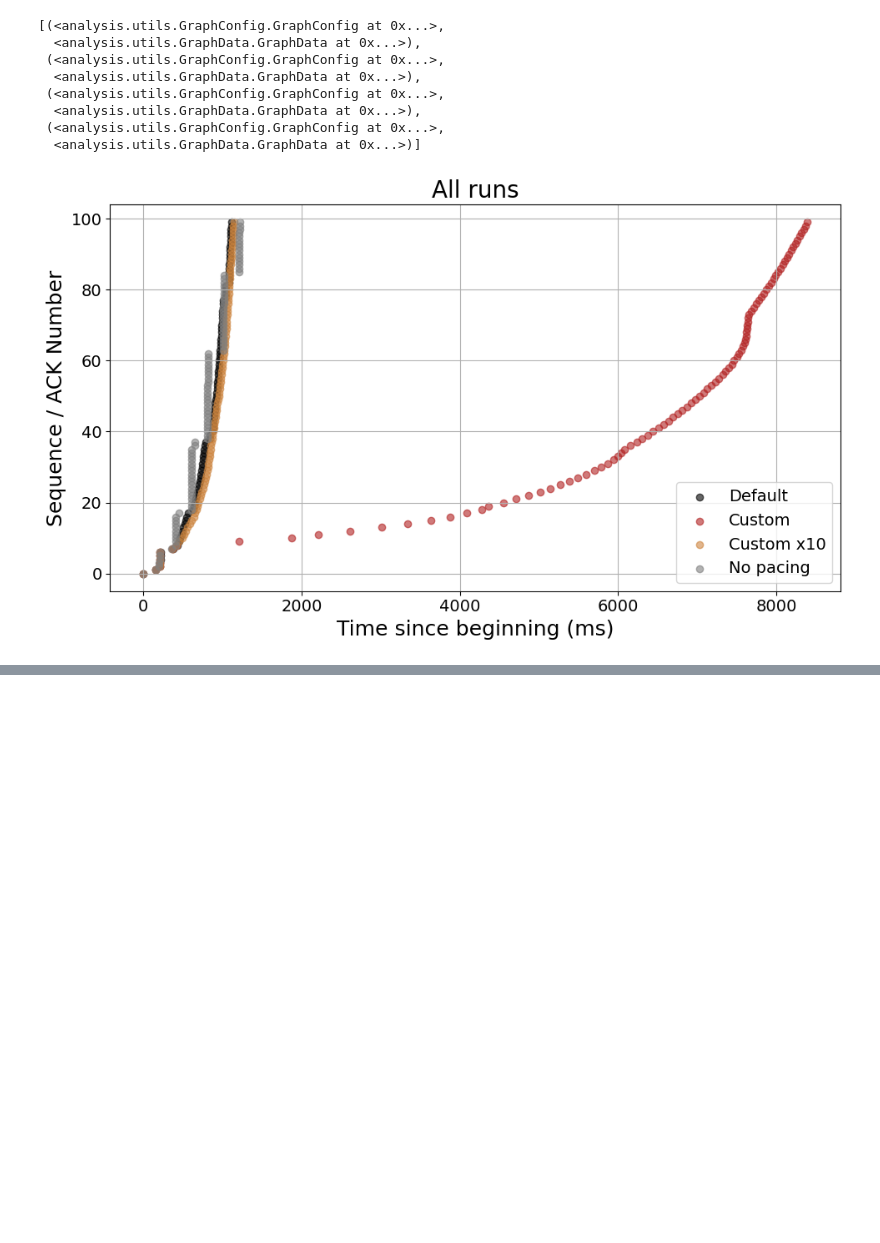
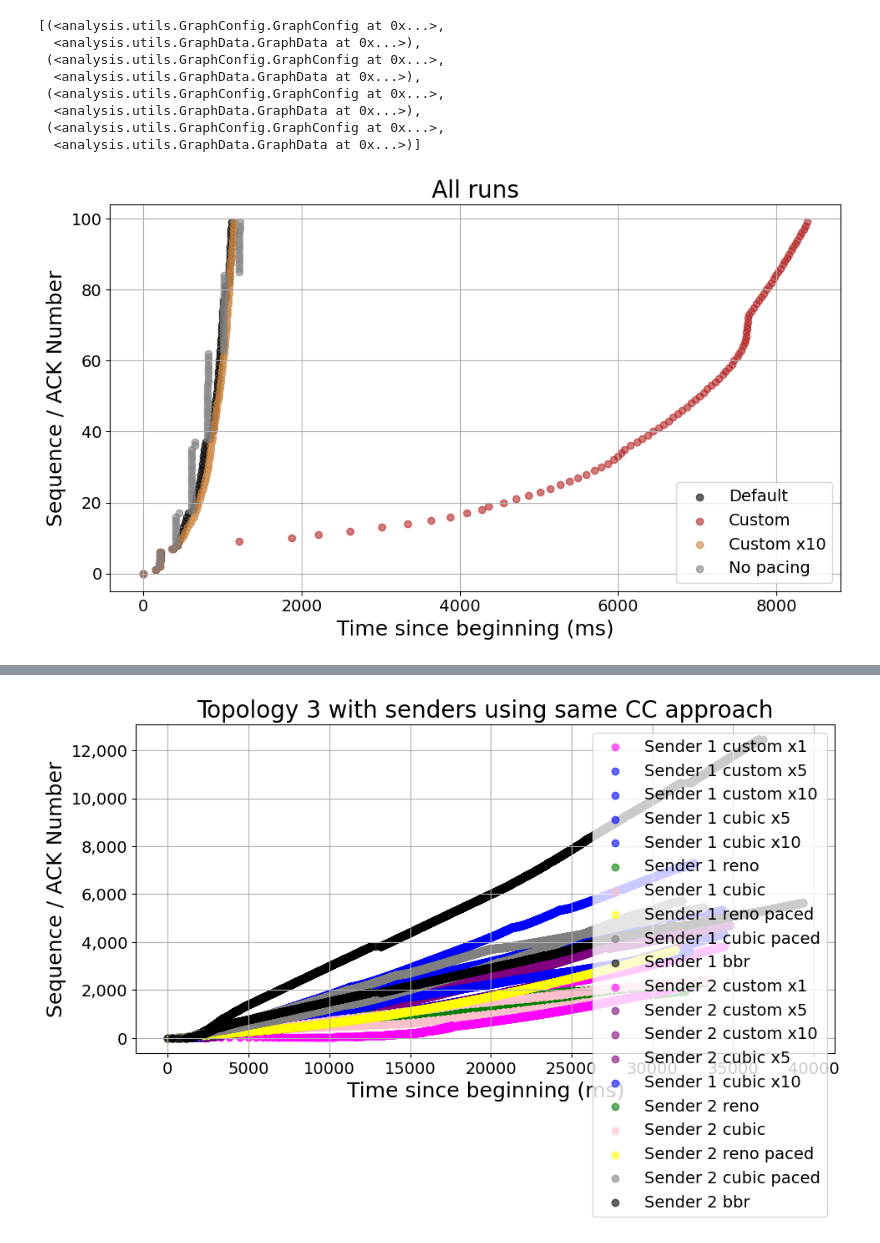
Before and after one commit to StianHaSu/TCP-Pacing-Notebooks, a Jupyter notebook: analysis/plots.ipynb, the cells around one changed output, grey strips where cells are left out. Cells and saved outputs as stored; diff of their text form; code cells hidden in the pictures; blank space fills up the shorter version.

```diff
--- a/analysis/plots.ipynb
+++ b/analysis/plots.ipynb
@@ -175,0 +173,30 @@ FileNotFoundError: [Errno 2] No such file or directory: '../data/topology_three_
+# %%
+GRAPH_CUTOFF = -1
+
+DATA_FILES_BASE_PATH_TOPOLOGY_3 = "../data/topology_three_data/"
+
+topology_three_2 = [
+    GraphConfig(DATA_FILES_BASE_PATH_TOPOLOGY_3 + "6.12.1035_reno_1m_topology3_sender1_30s.pcap", "Reno custom paced x1 1", label="Sender 1 custom x1", cutoff=GRAPH_CUTOFF, color="magenta"),
+    GraphConfig(DATA_FILES_BASE_PATH_TOPOLOGY_3 + "6.12.1035_reno_5m_topology3_sender1_30s.pcap", "Reno custom paced x5 1", label="Sender 1 custom x5", cutoff=GRAPH_CUTOFF, color="blue"),
+    GraphConfig(DATA_FILES_BASE_PATH_TOPOLOGY_3 + "6.12.1035_reno_10m_topology3_sender1_30s.pcap", "Reno custom paced x10 1", label="Sender 1 custom x10", cutoff=GRAPH_CUTOFF, color="blue"),
+    GraphConfig(DATA_FILES_BASE_PATH_TOPOLOGY_3 + "6.12.1035_cubic_5m_topology3_sender1_30s.pcap", "CUBIC custom paced x5 1", label="Sender 1 cubic x5", cutoff=GRAPH_CUTOFF, color="blue"),
+    GraphConfig(DATA_FILES_BASE_PATH_TOPOLOGY_3 + "6.12.1035_cubic_10m_topology3_sender1_30s.pcap", "CUBIC custom paced x10 1", label="Sender 1 cubic x10", cutoff=GRAPH_CUTOFF, color="blue"),
+    GraphConfig(DATA_FILES_BASE_PATH_TOPOLOGY_3 + "6.12.1035_reno_nop_topology3_sender1_30s.pcap", "RENO default 1", label="Sender 1 reno", cutoff=GRAPH_CUTOFF, color="green"),
+    GraphConfig(DATA_FILES_BASE_PATH_TOPOLOGY_3 + "6.12.1035_cubic_nop_topology3_sender1_30s.pcap", "CUBIC default 1", label="Sender 1 cubic", cutoff=GRAPH_CUTOFF, color="pink"),
+    GraphConfig(DATA_FILES_BASE_PATH_TOPOLOGY_3 + "6.12.1035_reno_paced_topology3_sender1_30s.pcap", "RENO paced 1", label="Sender 1 reno paced", cutoff=GRAPH_CUTOFF, color="yellow"),
+    GraphConfig(DATA_FILES_BASE_PATH_TOPOLOGY_3 + "6.12.1035_cubic_paced_topology3_sender1_30s.pcap", "CUBIC paced 1", label="Sender 1 cubic paced", cutoff=GRAPH_CUTOFF, color="grey"),
+    GraphConfig(DATA_FILES_BASE_PATH_TOPOLOGY_3 + "6.12.1035_bbr_topology3_sender1_30s_3.pcap", "BBR 1", label="Sender 1 bbr", cutoff=GRAPH_CUTOFF, color="black"),
+    GraphConfig(DATA_FILES_BASE_PATH_TOPOLOGY_3 + "6.12.1035_reno_1m_topology3_sender2_30s.pcap", "Reno custom paced x1 2", label="Sender 2 custom x1", cutoff=GRAPH_CUTOFF, color="magenta"),
+    GraphConfig(DATA_FILES_BASE_PATH_TOPOLOGY_3 + "6.12.1035_reno_5m_topology3_sender2_30s.pcap", "Reno custom paced x5 2", label="Sender 2 custom x5", cutoff=GRAPH_CUTOFF, color="purple"),
+    GraphConfig(DATA_FILES_BASE_PATH_TOPOLOGY_3 + "6.12.1035_reno_10m_topology3_sender2_30s.pcap", "Reno custom paced x10 2", label="Sender 2 custom x10", cutoff=GRAPH_CUTOFF, color="purple"),
+    GraphConfig(DATA_FILES_BASE_PATH_TOPOLOGY_3 + "6.12.1035_cubic_5m_topology3_sender2_30s.pcap", "CUBIC custom paced x5 2", label="Sender 2 cubic x5", cutoff=GRAPH_CUTOFF, color="purple"),
+    GraphConfig(DATA_FILES_BASE_PATH_TOPOLOGY_3 + "6.12.1035_cubic_10m_topology3_sender2_30s.pcap", "CUBIC custom paced x10 2", label="Sender 1 cubic x10", cutoff=GRAPH_CUTOFF, color="blue"),
+    GraphConfig(DATA_FILES_BASE_PATH_TOPOLOGY_3 + "6.12.1035_reno_nop_topology3_sender2_30s.pcap", "RENO default 2", label="Sender 2 reno", cutoff=GRAPH_CUTOFF, color="green"),
+    GraphConfig(DATA_FILES_BASE_PATH_TOPOLOGY_3 + "6.12.1035_cubic_nop_topology3_sender2_30s.pcap", "CUBIC default 2", label="Sender 2 cubic", cutoff=GRAPH_CUTOFF, color="pink"),
+    GraphConfig(DATA_FILES_BASE_PATH_TOPOLOGY_3 + "6.12.1035_reno_paced_topology3_sender2_30s.pcap", "RENO paced 2", label="Sender 2 reno paced", cutoff=GRAPH_CUTOFF, color="yellow"),
+    GraphConfig(DATA_FILES_BASE_PATH_TOPOLOGY_3 + "6.12.1035_cubic_paced_topology3_sender2_30s.pcap", "CUBIC paced 2", label="Sender 2 cubic paced", cutoff=GRAPH_CUTOFF, color="grey"),
+    GraphConfig(DATA_FILES_BASE_PATH_TOPOLOGY_3 + "6.12.1035_bbr_topology3_sender2_30s_3.pcap", "BBR 2", label="Sender 2 bbr", cutoff=GRAPH_CUTOFF, color="black"),
+]
+graphs4 = plot_packets_from_pcap_files(topology_three_2, cutoff=GRAPH_CUTOFF, title="Topology 3 with senders using same CC approach")
+# %% [output]
+[figure, added]
```
Also changed, not shown: parts of 8 cells of this notebook, 23 other files.
